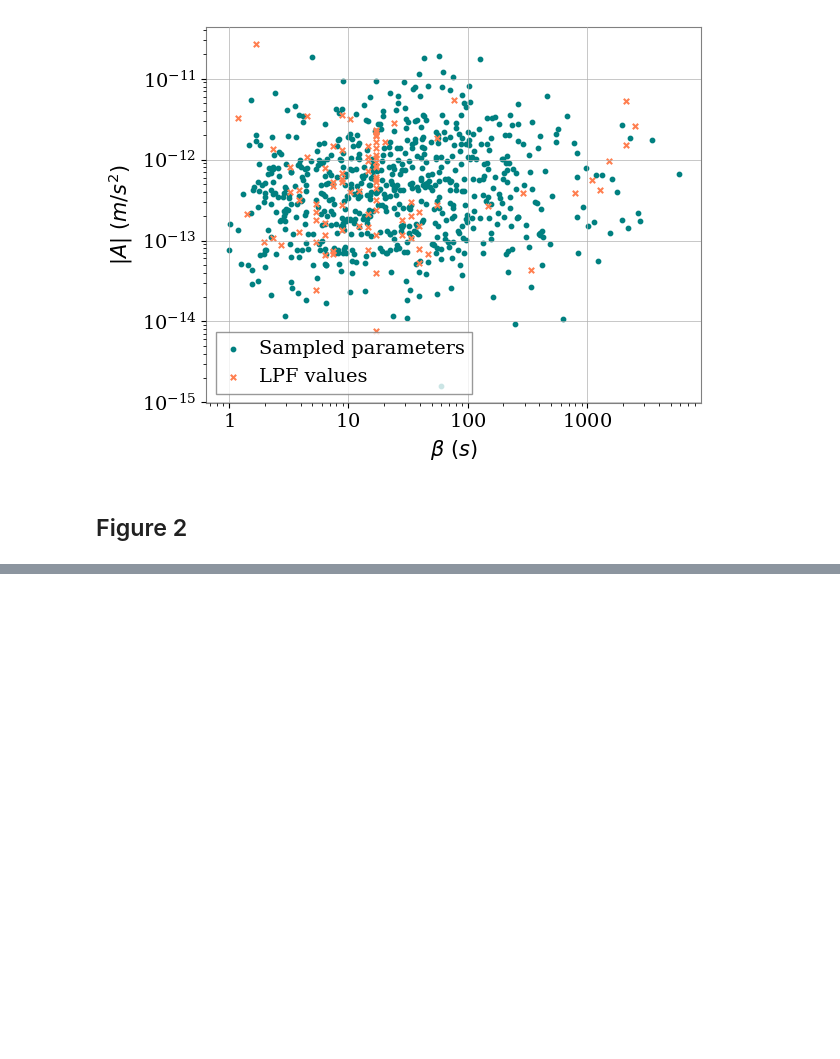
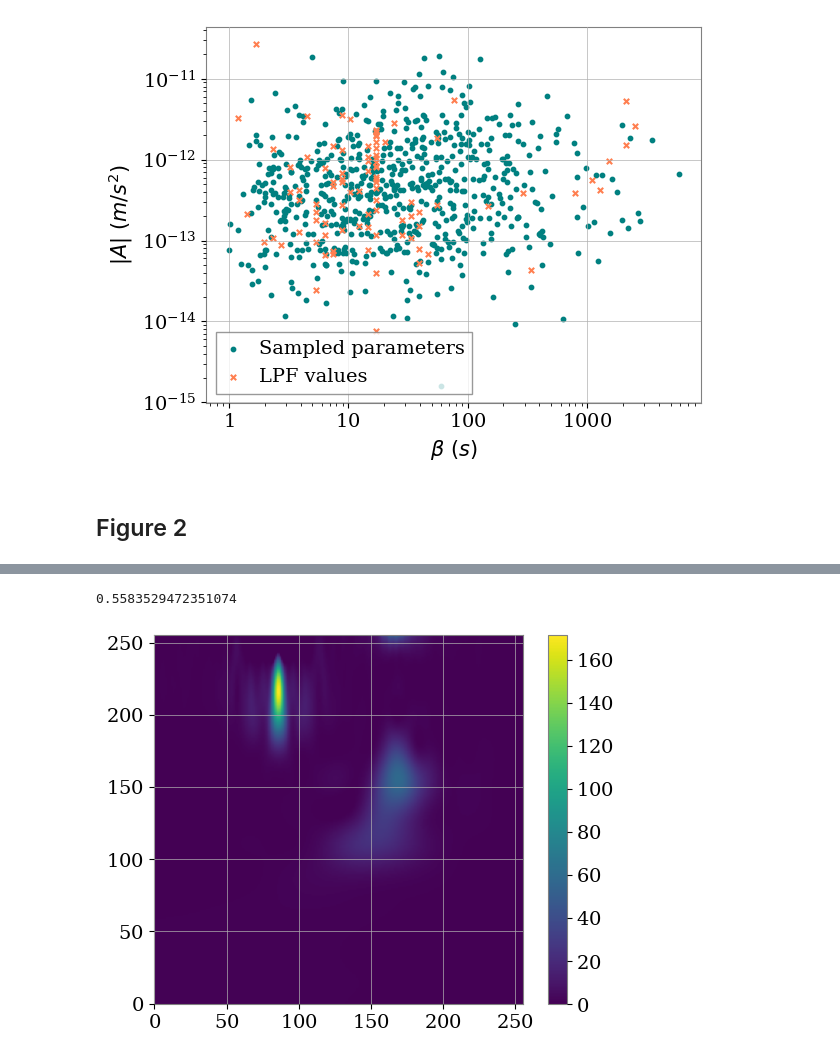
Before and after one commit to AryamannRao/LISAGlitchSignalClassifier, a Jupyter notebook: src/notebooks/figure_generator.ipynb, the cells around one changed output, grey strips where cells are left out. Saved outputs shown, nothing was run; the diff lists cells and outputs as text; code cells hidden in the pictures; blank space fills up the shorter version.

```diff
--- a/src/notebooks/figure_generator.ipynb
+++ b/src/notebooks/figure_generator.ipynb
@@ -99,0 +148,14 @@ plt.show()
+# %%
+gws = [{'type': 'BinaryInspiralGW', 'm1': 6e6, 'm2': 7e6, 'd': 1e3,
+        'spin1': 0, 'spin2': 0, 't_inj': pipe['t_inj']+1*3600, 'domain': 'freq',
+        'gw_beta':0, 'gw_lambda':0}]
+glitches = [{'type':'IntegratedShapeletGlitch', 't_inj': pipe['t_inj']-1*3600, 'beta':17,
+             'level':2*2.28e-12*17, 'inj_point':'tm_13'}]
+
+run_simulation(
+            gws, glitches, pipe,
+            gw_path, glitch_path, orbits_path,
+            simulation_path,
+            disable_noise=pipe['keep_noises']
+        )
+raw_dict = run_tdi(simulation_path, pipe)
@@ -99,0 +168,23 @@ plt.show()
+# %%
+event = {'t_inj':pipe['t_inj']}
+res = 256
+spec = SPECS['ext_high_mass']
+tdi_dict = make_tdi_dict(raw_dict['X'], raw_dict['Y'], raw_dict['Z'], whiten=True)
+
+start = time.time()
+QT_mixed = np.zeros((256, 256, 3))
+for channel in ['A', 'E', 'T']:
+    t_mixed, f_mixed, data = generate_qscan(tdi_dict, channel, pipe, event, resolution=res,
+                             frange=spec['frange'], trange=spec['trange'], Q=spec['Q'])
+    QT_mixed[:, :, ['A', 'E', 'T'].index(channel)] = data
+end = time.time()
+print(end - start)
+# %% [output]
+0.5583529472351074
+# %%
+plt.imshow(QT_mixed[:, :, 0], origin='lower')
+#plt.clim(0, 60)
+plt.colorbar()
+plt.show()
+# %% [output]
+[figure, added]
```
Also changed, not shown: parts of 8 cells of this notebook, 6 other files.
